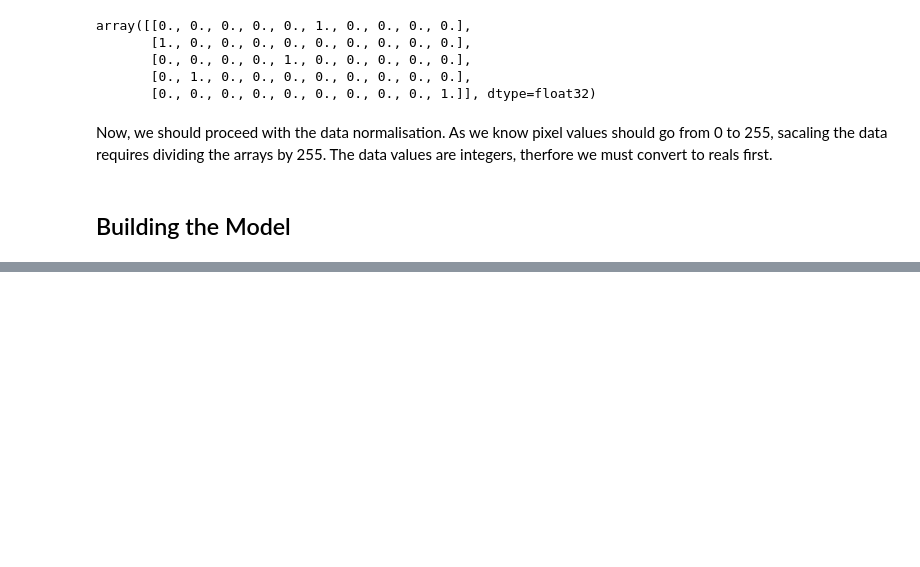
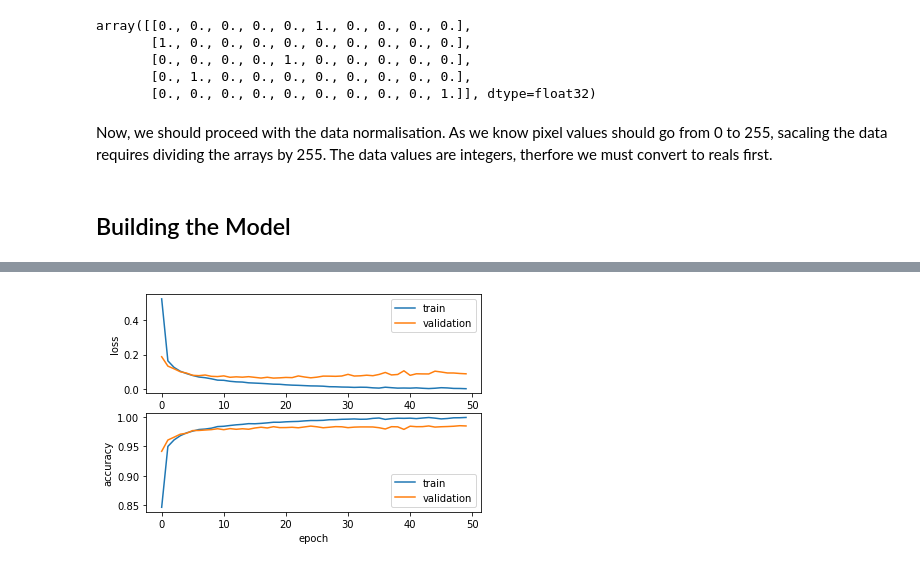
Before and after one commit to Akhil-2019/Flipkart_Review_Scrapper, a Jupyter notebook: Deep_Convolutional_Neural_Networks_in_Tensorflow_(MNIST).ipynb, the cells around one changed output, grey strips where cells are left out. Drawn from its saved outputs; the diff is of its cells as text; code cells hidden in the pictures; blank space fills up the shorter version.

```diff
--- a/Deep_Convolutional_Neural_Networks_in_Tensorflow_(MNIST).ipynb
+++ b/Deep_Convolutional_Neural_Networks_in_Tensorflow_(MNIST).ipynb
@@ -104,0 +271,5 @@ _________________________________________________________________
+# %%
+history = model1.fit(X_train, y_train,
+          batch_size=128, epochs=50,
+          verbose=2,
+          validation_split=0.2)
@@ -104,0 +294,4 @@ _________________________________________________________________
+# %%
+plot_history(history)
+# %% [output]
+[figure, added]
```
Also changed, not shown: parts of 32 cells of this notebook.
